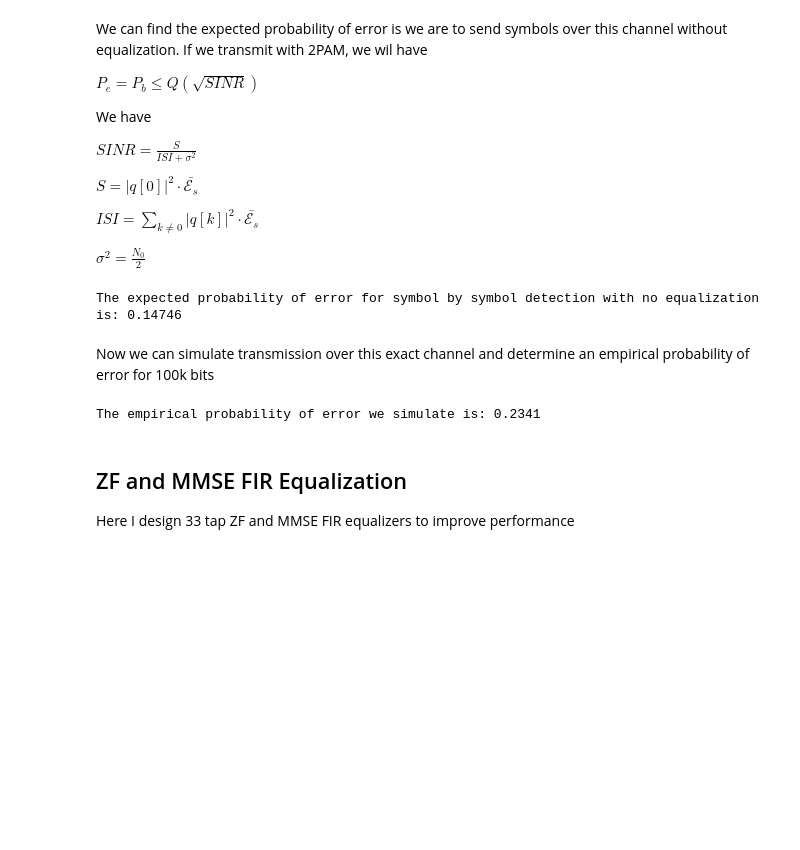
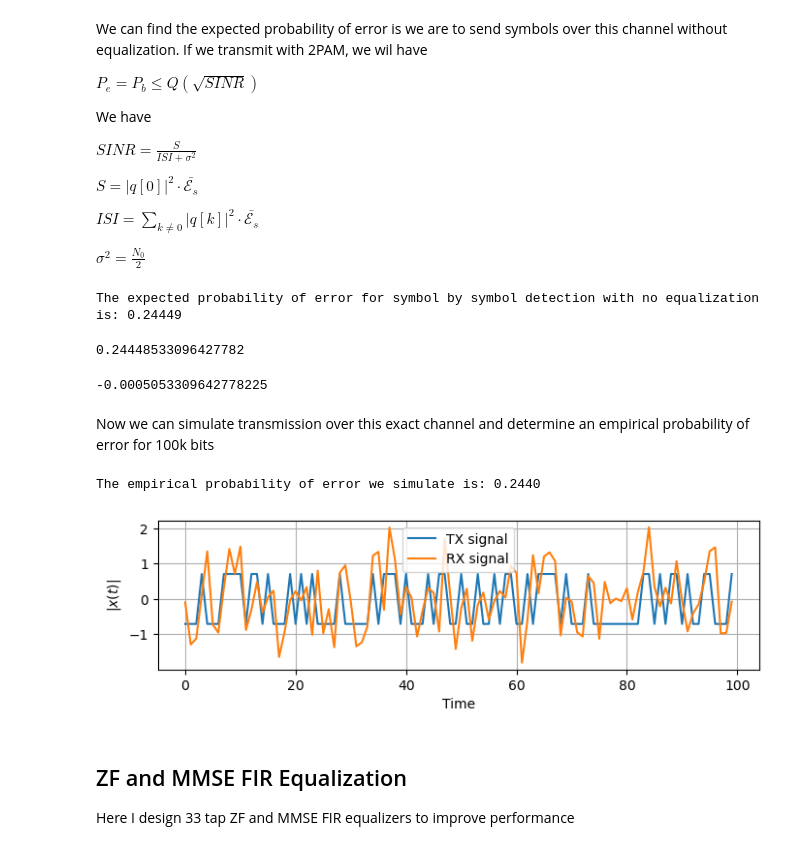
Before and after one commit to JacksonPaull/OFDM, a Jupyter notebook: project.ipynb, the cells around one changed output. Cells and saved outputs as stored; diff of their text form; code cells hidden in the pictures; blank space fills up the shorter version.

```diff
--- a/project.ipynb
+++ b/project.ipynb
@@ -105,17 +104,28 @@ $\sigma^2 = \frac{N_0}{2}$
 # %%
 c = len(q) // 2 # Center index
 
-S = E_bar * q[c]
+S = E_bar * (q[c] ** 2)
 ISI = E_bar * np.sum((np.concatenate((q[:c], q[c+1:])) ** 2))
 sig2 = No/2
 
 SINR = S / (ISI + sig2)
 
-Pe = utils.qfunc(np.sqrt(SINR))
+Pe = 2* utils.qfunc(np.sqrt(SINR))
 
 print(f'The expected probability of error for symbol by symbol detection with no equalization is: {Pe:.5f}')
 # %% [output]
-The expected probability of error for symbol by symbol detection with no equalization is: 0.14746
+The expected probability of error for symbol by symbol detection with no equalization is: 0.24449
+# %%
+Pe * 2
+# %% [output]
+0.24448533096427782
+# %%
+#TODO
+# Pe calculated here is roughly half of the simulated Pe???
+# Definitely missing a factor of 2 somewhere but idk where....
+empirical_pe - Pe
+# %% [output]
+-0.0005053309642778225
 # %% [markdown]
 Now we can simulate transmission over this exact channel and determine an empirical probability of error for 100k bits
 # %%
@@ -127,14 +137,18 @@ b = utils.generate_bits(n_bits)
 symbols = pam.encode_bits(b)
 
 signal = np.convolve(symbols, h, 'full')[:len(symbols)]
-signal += np.sqrt(No/2) * np.random.randn(*signal.shape)
+signal = signal +  np.sqrt(No/2) * (np.random.randn(*signal.shape) )#+ 1j * np.random.randn(*signal.shape))
 
 b_hat = pam.decode_symbols(signal)
 
 empirical_pe = utils.probability_of_bit_error(b, b_hat)
 print(f'The empirical probability of error we simulate is: {empirical_pe:.4f}')
 # %% [output]
-The empirical probability of error we simulate is: 0.2341
+The empirical probability of error we simulate is: 0.2440
+# %%
+_ = plots.plot_tx_vs_rx(symbols, signal)
+# %% [output]
+[figure, added]
 # %% [markdown]
 ## ZF and MMSE FIR Equalization
 
```
Also changed, not shown: parts of 7 cells of this notebook, 5 other files.
